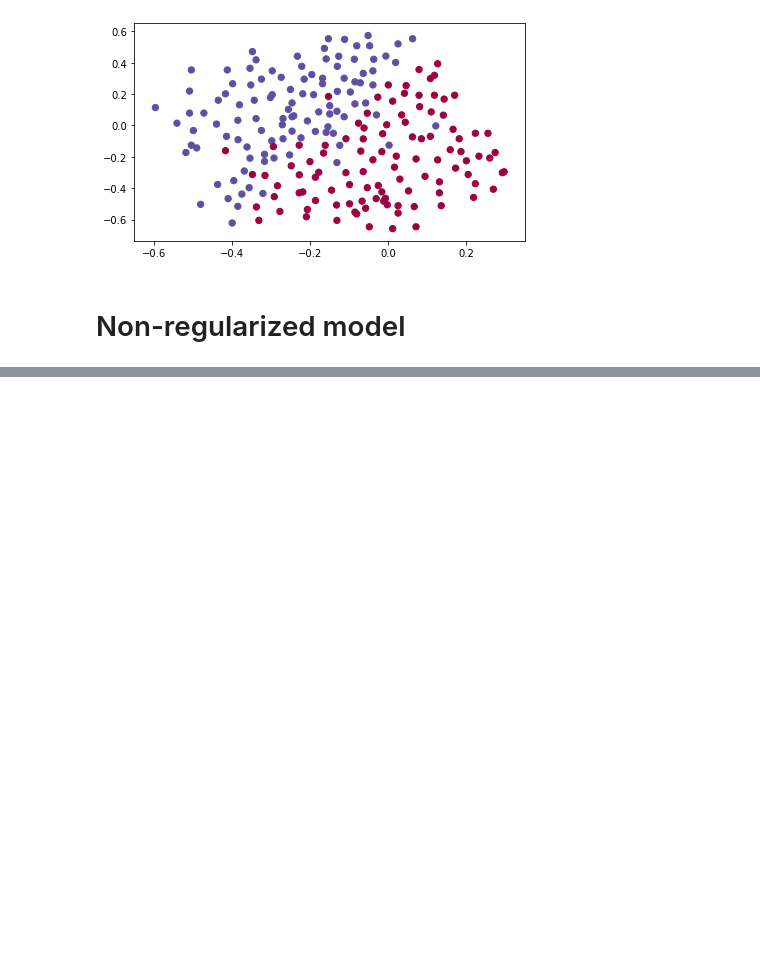
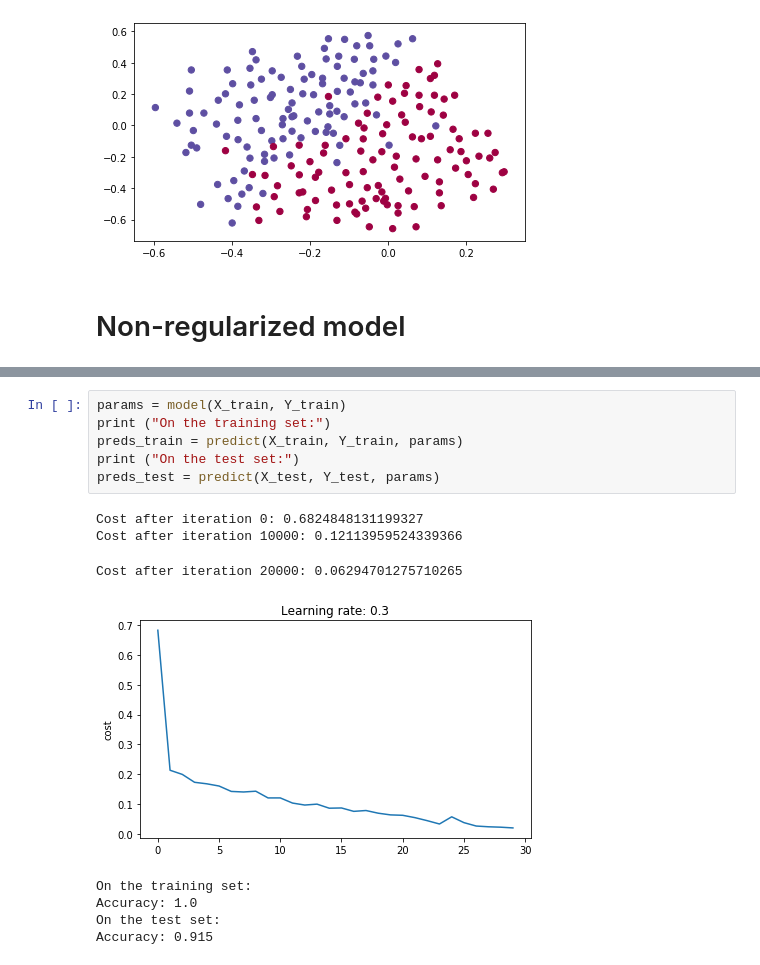
Before and after one commit to weronikazak/ML-Projects, a Jupyter notebook: Scratch/NG_Regularization.ipynb, the cells around one changed output, grey strips where cells are left out. Drawn from its saved outputs; the diff is of its cells as text; blank space fills up the shorter version.

```diff
--- a/Scratch/NG_Regularization.ipynb
+++ b/Scratch/NG_Regularization.ipynb
@@ -31,0 +71,15 @@ def model(X, Y, learning_rate=0.3, num_iter=30_000, print_cost=True, lambd = 0,
+# %%
+params = model(X_train, Y_train)
+print ("On the training set:")
+preds_train = predict(X_train, Y_train, params)
+print ("On the test set:")
+preds_test = predict(X_test, Y_test, params)
+# %% [output]
+Cost after iteration 0: 0.6824848131199327
+Cost after iteration 10000: 0.12113959524339366
+Cost after iteration 20000: 0.06294701275710265
+[figure, added]
+On the training set:
+Accuracy: 1.0
+On the test set:
+Accuracy: 0.915
```
Also changed, not shown: parts of 15 cells of this notebook, 2 other files.
